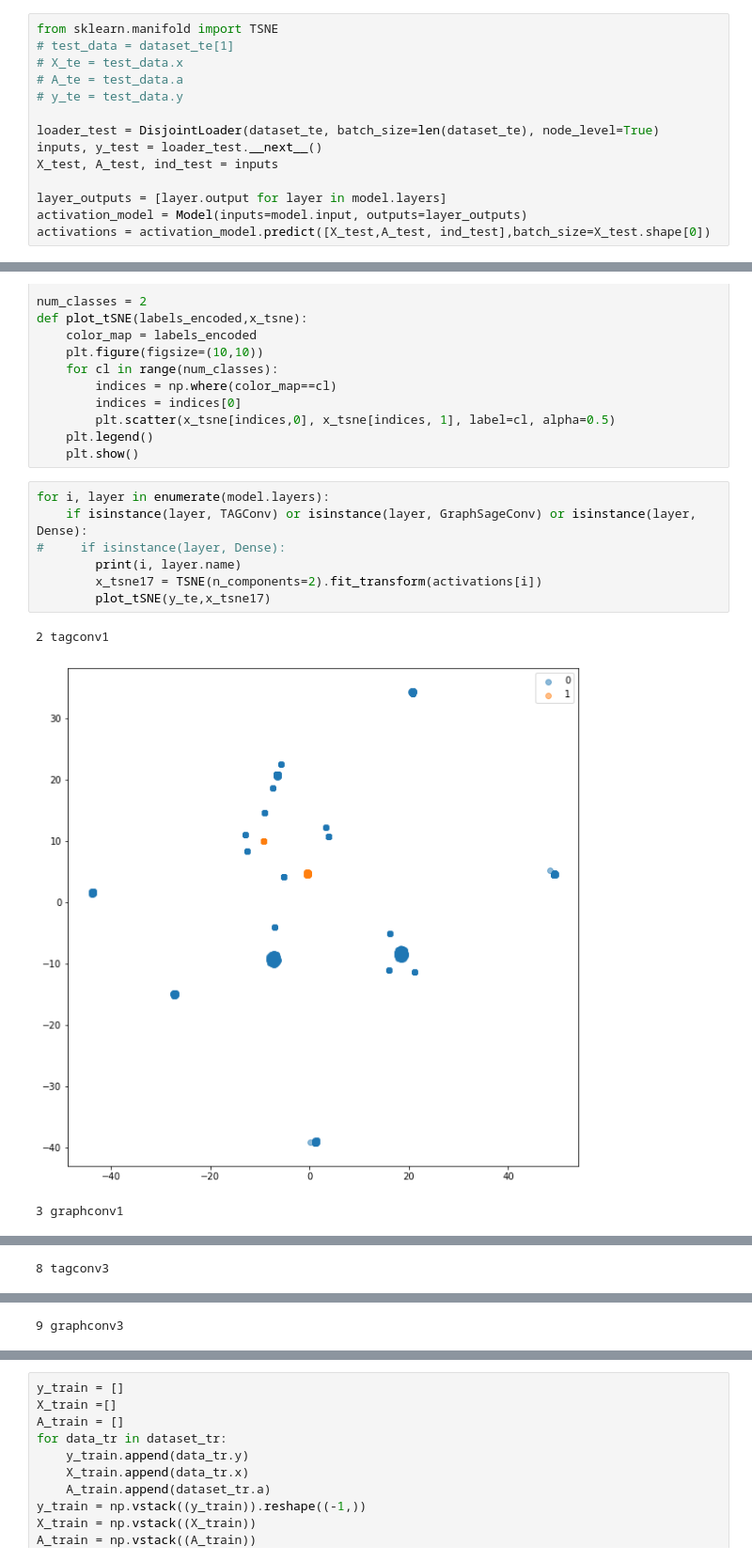
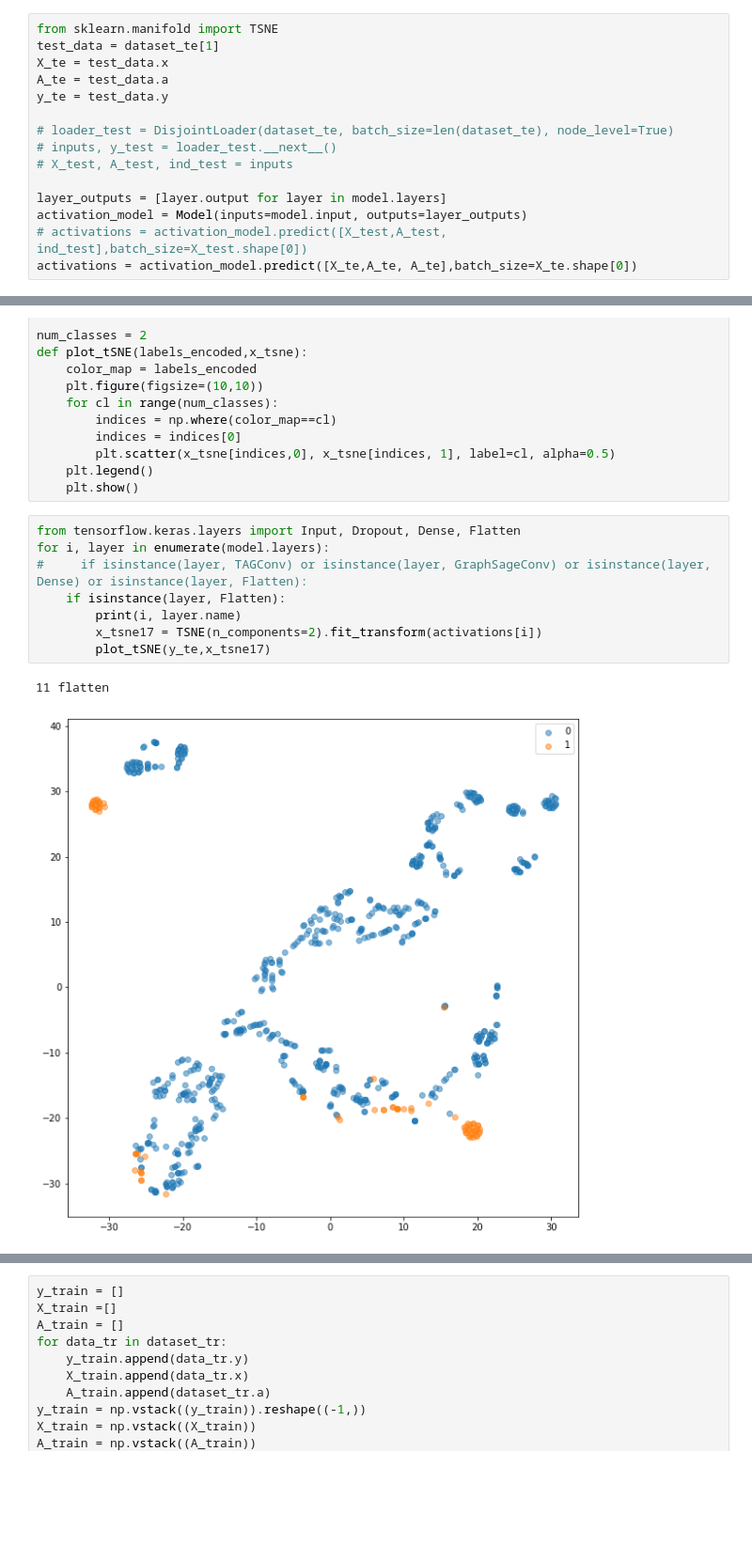
Before and after one commit to CSCCNY/final-project-faultdetection-cnny, a Jupyter notebook: Data Driven Fault Detection for VLSI circuits-Multi Input(TagCONV and Graph Sage).ipynb, the cells around one changed output, grey strips where cells are left out. Shown: that part at 94% size. Saved outputs shown, nothing was run; the diff lists cells and outputs as text; blank space fills up the shorter version.

```diff
--- a/Data Driven Fault Detection for VLSI circuits-Multi Input(TagCONV and Graph Sage).ipynb
+++ b/Data Driven Fault Detection for VLSI circuits-Multi Input(TagCONV and Graph Sage).ipynb
@@ -423,18 +423,19 @@ weighted avg       0.87      0.90      0.87     18031
 # Model layers output using TSNE
 # %%
 from sklearn.manifold import TSNE
-# test_data = dataset_te[1]
-# X_te = test_data.x
-# A_te = test_data.a
-# y_te = test_data.y
+test_data = dataset_te[1]
+X_te = test_data.x
+A_te = test_data.a
+y_te = test_data.y
 
-loader_test = DisjointLoader(dataset_te, batch_size=len(dataset_te), node_level=True)
-inputs, y_test = loader_test.__next__()
-X_test, A_test, ind_test = inputs
+# loader_test = DisjointLoader(dataset_te, batch_size=len(dataset_te), node_level=True)
+# inputs, y_test = loader_test.__next__()
+# X_test, A_test, ind_test = inputs
 
 layer_outputs = [layer.output for layer in model.layers]
 activation_model = Model(inputs=model.input, outputs=layer_outputs)
-activations = activation_model.predict([X_test,A_test, ind_test],batch_size=X_test.shape[0])
+# activations = activation_model.predict([X_test,A_test, ind_test],batch_size=X_test.shape[0])
+activations = activation_model.predict([X_te,A_te, A_te],batch_size=X_te.shape[0])
 # %%
 from collections import Counter
 from sklearn.manifold import TSNE
@@ -451,13 +452,13 @@ def plot_tSNE(labels_encoded,x_tsne):
     plt.legend()
     plt.show()
 # %%
+from tensorflow.keras.layers import Input, Dropout, Dense, Flatten
 for i, layer in enumerate(model.layers):
-    if isinstance(layer, TAGConv) or isinstance(layer, GraphSageConv) or isinstance(layer, Dense):
-#     if isinstance(layer, Dense):
+#     if isinstance(layer, TAGConv) or isinstance(layer, GraphSageConv) or isinstance(layer, Dense) or isinstance(layer, Flatten):
+    if isinstance(layer, Flatten):
         print(i, layer.name)
         x_tsne17 = TSNE(n_components=2).fit_transform(activations[i])
         plot_tSNE(y_te,x_tsne17)
 # %% [output]
-2 tagconv1
+11 flatten
-[figure, old version]
+[figure, new version]
-3 graphconv1
@@ -465 +464,0 @@ for i, layer in enumerate(model.layers):
-8 tagconv3
@@ -467 +464,0 @@ for i, layer in enumerate(model.layers):
-9 graphconv3
```
Also changed, not shown: parts of 27 cells of this notebook.
